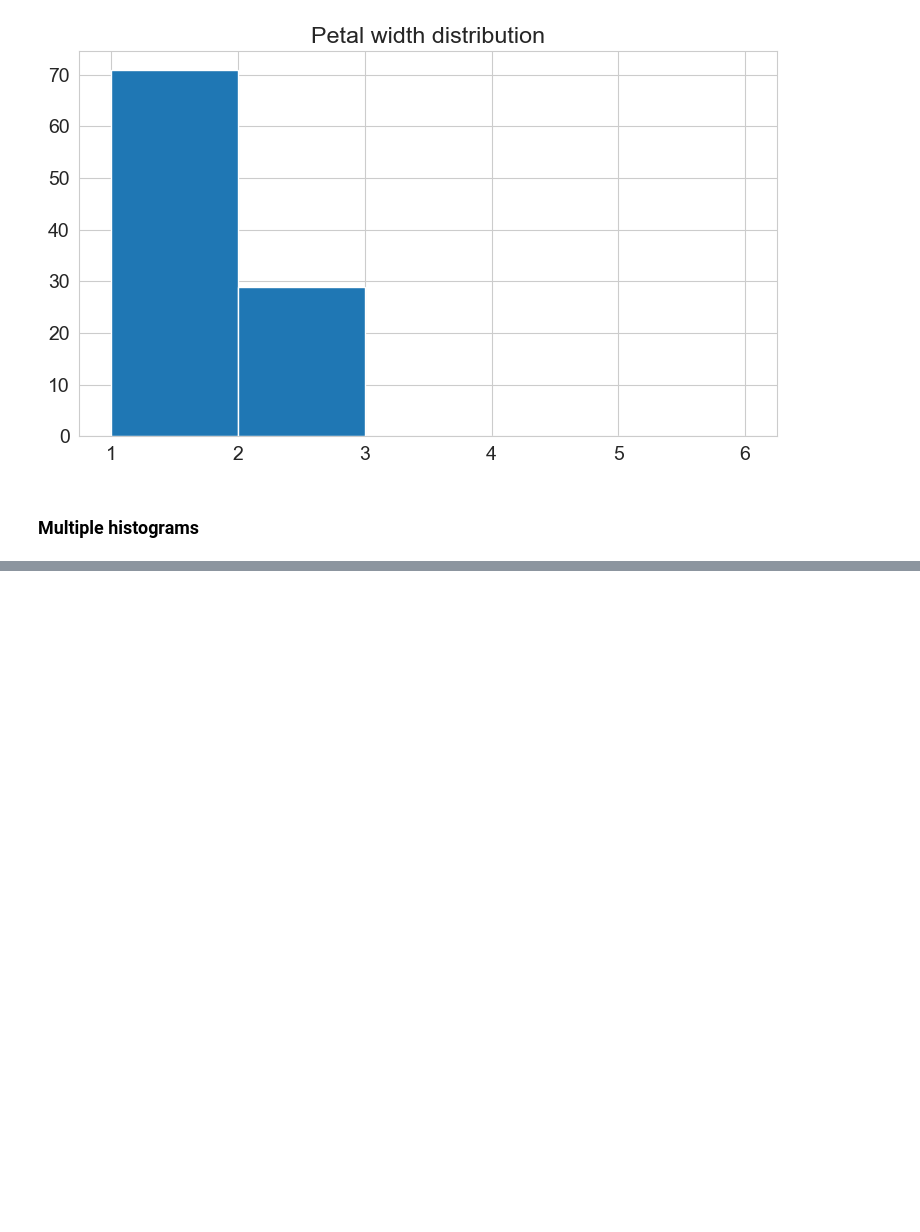
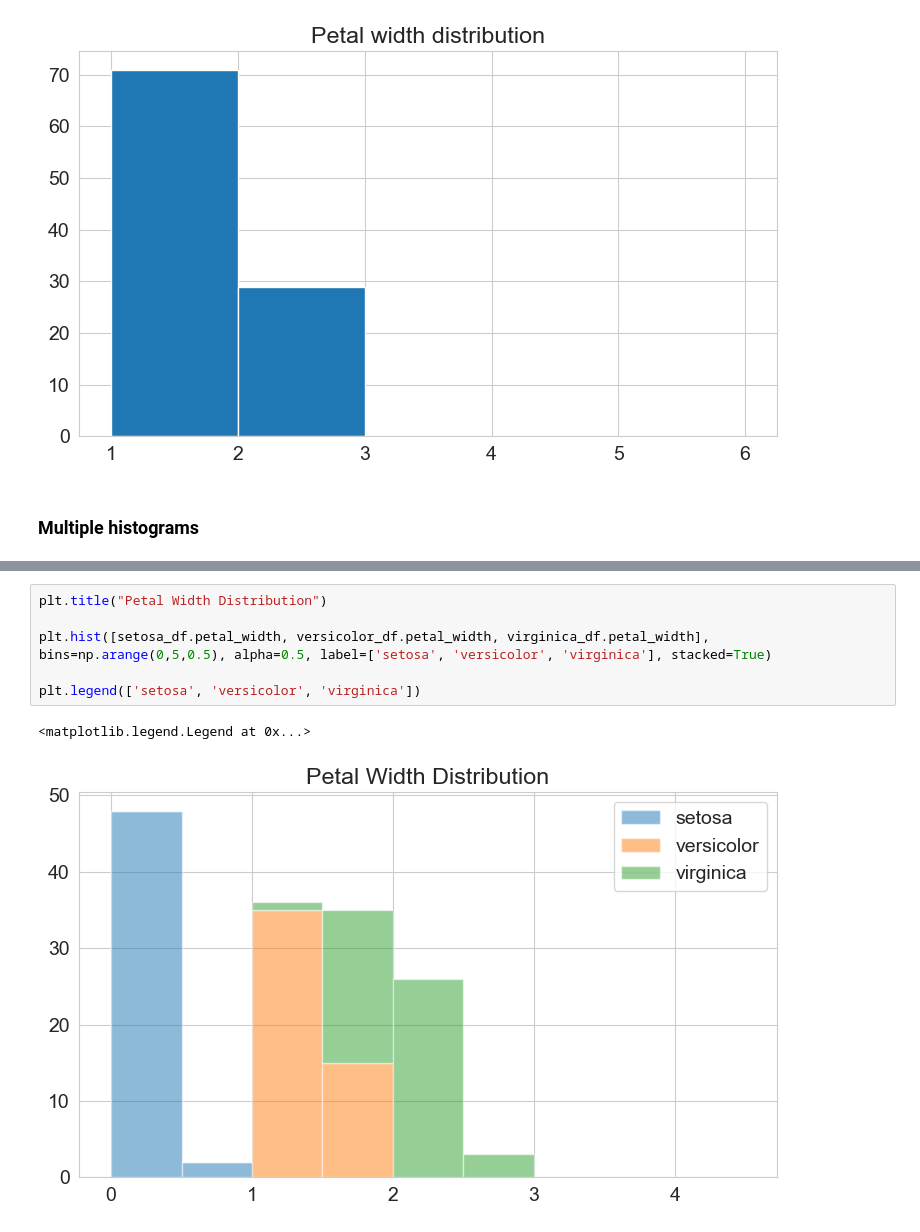
Before and after one commit to Lakshit-Chiranjiv/Python-Data-Analysis-Repo, a Jupyter notebook: Python Matplotlib-Seaborn.ipynb, the cells around one changed output, grey strips where cells are left out. Saved outputs shown, nothing was run; the diff lists cells and outputs as text; blank space fills up the shorter version.

```diff
--- a/Python Matplotlib-Seaborn.ipynb
+++ b/Python Matplotlib-Seaborn.ipynb
@@ -234,0 +246,9 @@ plt.hist(flowers_df.petal_width, bins=[1,2,3,4,6])
+# %%
+plt.title("Petal Width Distribution")
+
+plt.hist([setosa_df.petal_width, versicolor_df.petal_width, virginica_df.petal_width], bins=np.arange(0,5,0.5), alpha=0.5, label=['setosa', 'versicolor', 'virginica'], stacked=True)
+
+plt.legend(['setosa', 'versicolor', 'virginica'])
+# %% [output]
+<matplotlib.legend.Legend at 0x...>
+[figure, added]
```
Also changed, not shown: parts of 2 cells of this notebook.
